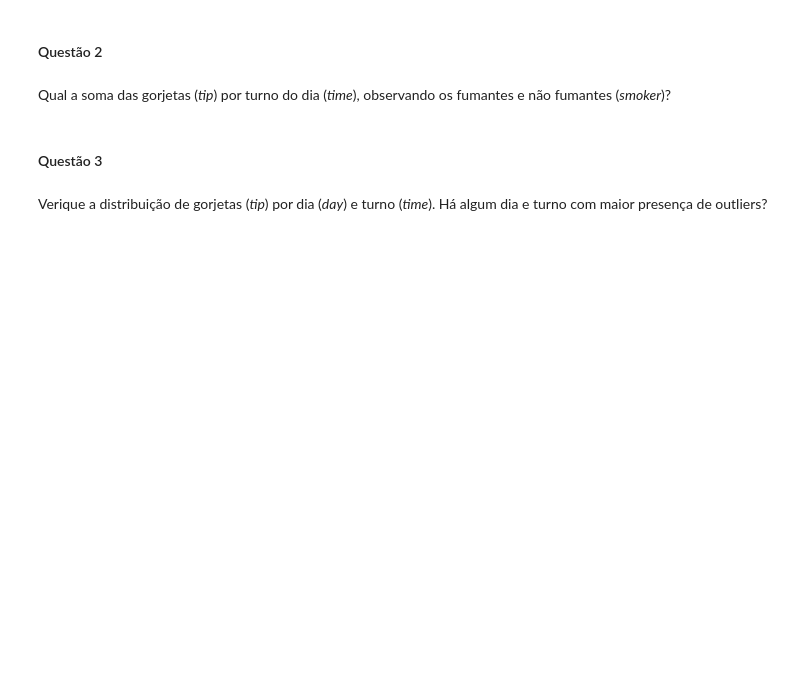
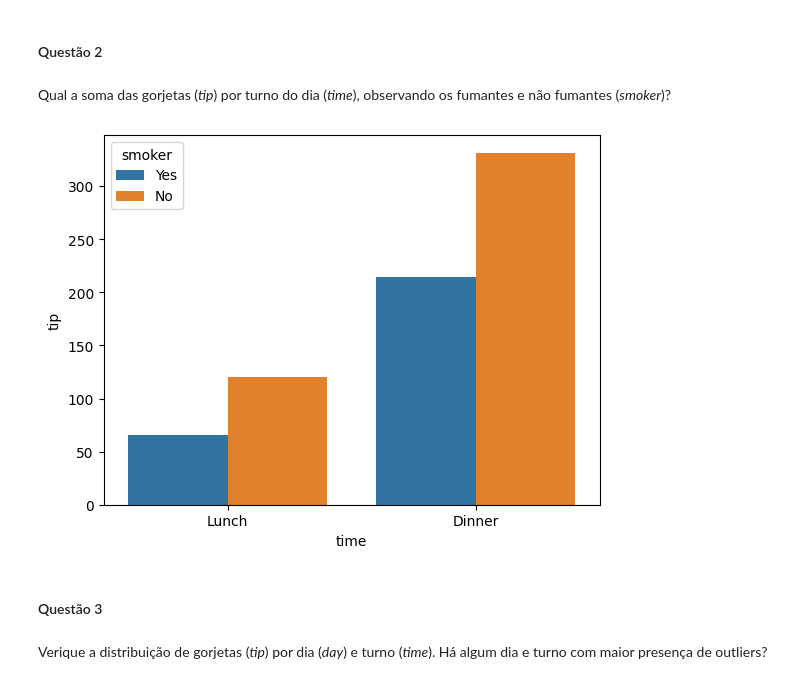
Before and after one commit to eltonflaviolima/Python_e_Dados, a Jupyter notebook: Tecnicas_de_programacao2/Aula03/Aula 3 - Seaborn.ipynb, the cells around one changed output. Saved outputs shown, nothing was run; the diff lists cells and outputs as text; code cells hidden in the pictures; blank space fills up the shorter version.

```diff
--- a/Tecnicas_de_programacao2/Aula03/Aula 3 - Seaborn.ipynb
+++ b/Tecnicas_de_programacao2/Aula03/Aula 3 - Seaborn.ipynb
@@ -343,6 +362,15 @@ Qual o valor médio da gorjeta (*tip*) de acordo com o dia da semana (*day*)?
 #### Questão 2
 # %% [markdown]
 Qual a soma das gorjetas (*tip*) por turno do dia (*time*), observando os fumantes e não fumantes (*smoker*)?
+# %%
+sns.barplot(data=tips,
+            x='time',
+            y='tip',
+            hue='smoker',
+            estimator='sum',
+            errorbar=None);
+# %% [output]
+[figure, added]
 # %% [markdown]
 #### Questão 3
 # %% [markdown]
```
Also changed, not shown: parts of 7 cells of this notebook.
